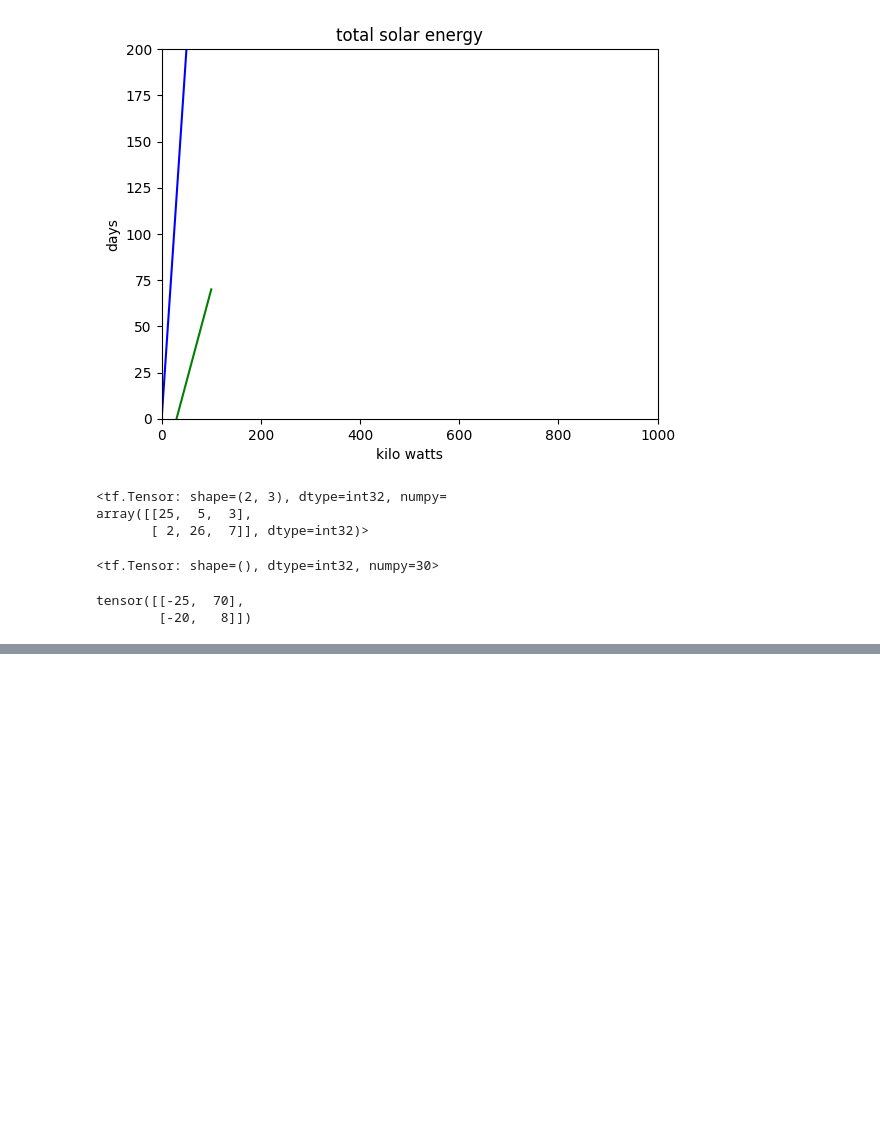
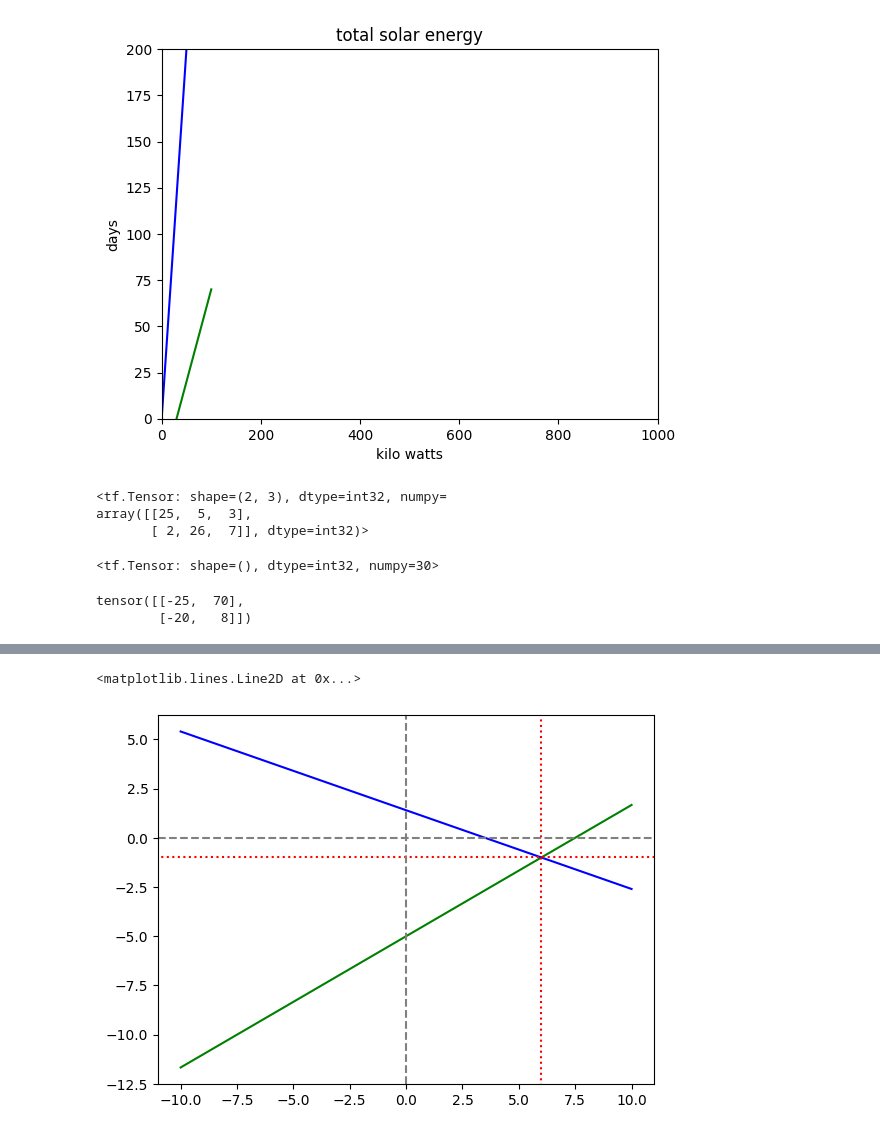
Before and after one commit to naveen675/AI, a Jupyter notebook: algebra_practice_1.ipynb, the cells around one changed output, grey strips where cells are left out. Saved outputs shown, nothing was run; the diff lists cells and outputs as text; code cells hidden in the pictures; blank space fills up the shorter version.

```diff
--- a/algebra_practice_1.ipynb
+++ b/algebra_practice_1.ipynb
@@ -133,0 +134,19 @@ ax.hlines(6,xmin=0,xmax=2,color='red', linestyles='dashed')
+# %%
+#Exercise 3
+
+x = np.linspace(-10,10,100)
+y1 = (2/3)*x - 5
+y2 = (7-2*x)/5
+
+ax.set_xlim([-10,10])
+ax.set_ylim([-10,10])
+plt.plot(x,y1,c='green')
+plt.plot(x,y2,c='blue')
+plt.axhline(-1,xmin=-5,xmax=10,color='red',linestyle='dotted')
+plt.axvline(6,ymin=-12.5,ymax=2,color='red',linestyle='dotted')
+plt.axhline(0,color='gray',linestyle='dashed')
+plt.axvline(0,color='gray',linestyle='dashed')
+# plt.axvline(6.5,ymin=-10,ymax=-1,color='red',linestyle='dashed')
+# %% [output]
+<matplotlib.lines.Line2D at 0x...>
+[figure, added]
```
Also changed, not shown: parts of 1 cell of this notebook.
